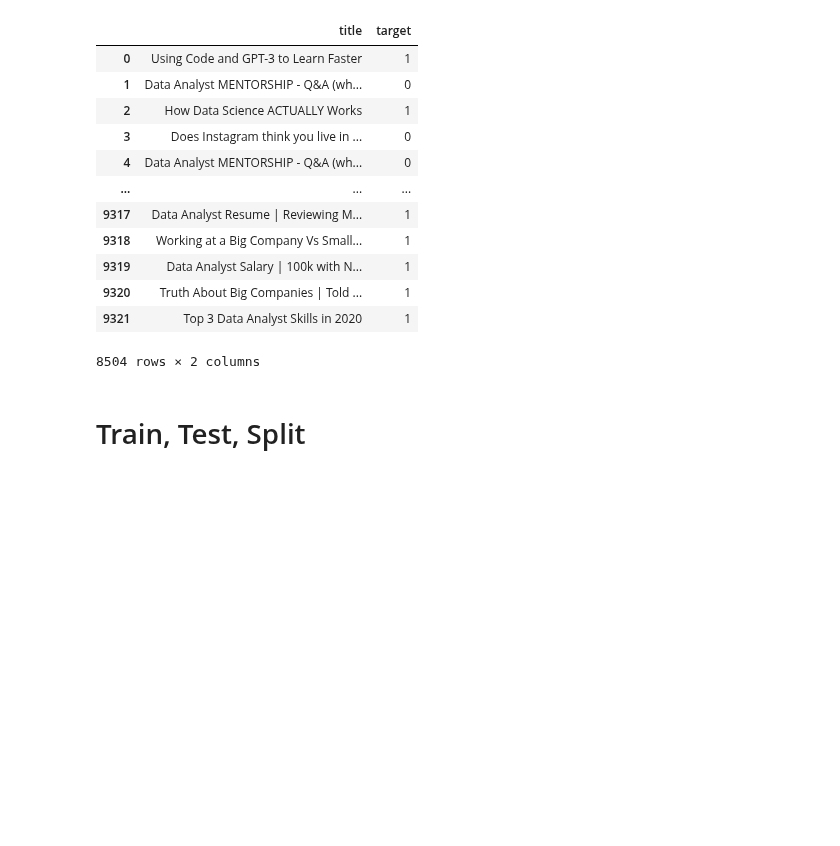
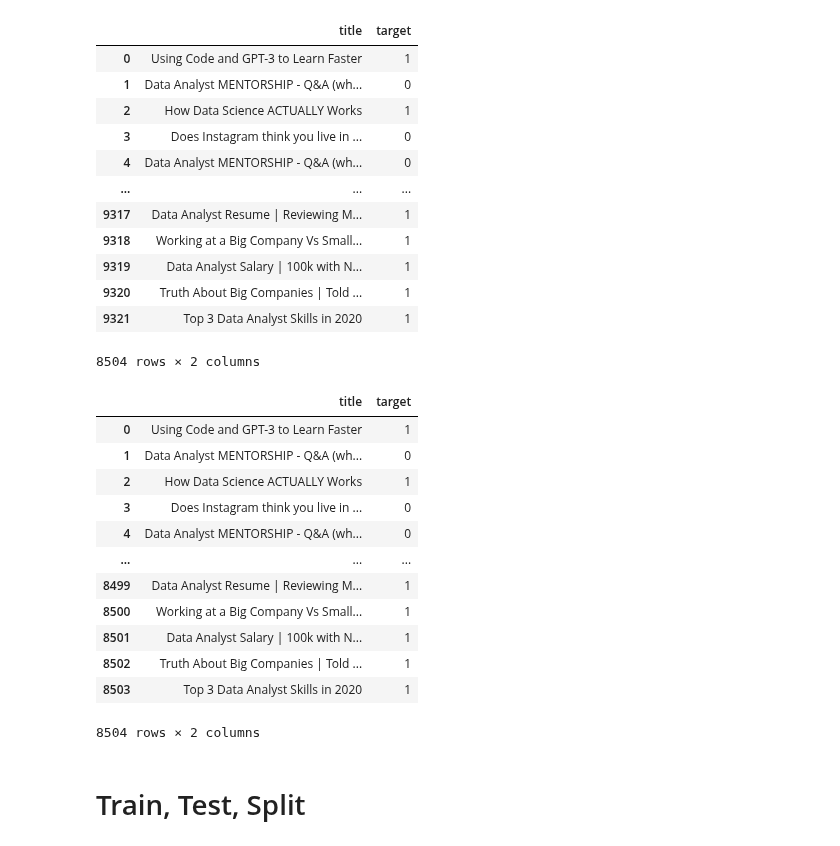
Before and after one commit to LHide14/YouTube-Analytics, a Jupyter notebook: nlp_title_model.ipynb, the cells around one changed output. Cells and saved outputs as stored; diff of their text form; code cells hidden in the pictures; blank space fills up the shorter version.

```diff
--- a/nlp_title_model.ipynb
+++ b/nlp_title_model.ipynb
@@ -44,6 +44,23 @@ df_title
 | 9320 | Truth About Big Companies | Told ... | 1 |
 | 9321 | Top 3 Data Analyst Skills in 2020 | 1 |
 8504 rows × 2 columns
+# %%
+df_title.reset_index(drop=True, inplace=True)
+df_title
+# %% [output]
+|  | title | target |
+| 0 | Using Code and GPT-3 to Learn Faster | 1 |
+| 1 | Data Analyst MENTORSHIP - Q&A (wh... | 0 |
+| 2 | How Data Science ACTUALLY Works | 1 |
+| 3 | Does Instagram think you live in ... | 0 |
+| 4 | Data Analyst MENTORSHIP - Q&A (wh... | 0 |
+| ... | ... | ... |
+| 8499 | Data Analyst Resume | Reviewing M... | 1 |
+| 8500 | Working at a Big Company Vs Small... | 1 |
+| 8501 | Data Analyst Salary | 100k with N... | 1 |
+| 8502 | Truth About Big Companies | Told ... | 1 |
+| 8503 | Top 3 Data Analyst Skills in 2020 | 1 |
+8504 rows × 2 columns
 # %% [markdown]
 # Train, Test, Split
 # %%
```
Also changed, not shown: 2 other files.
